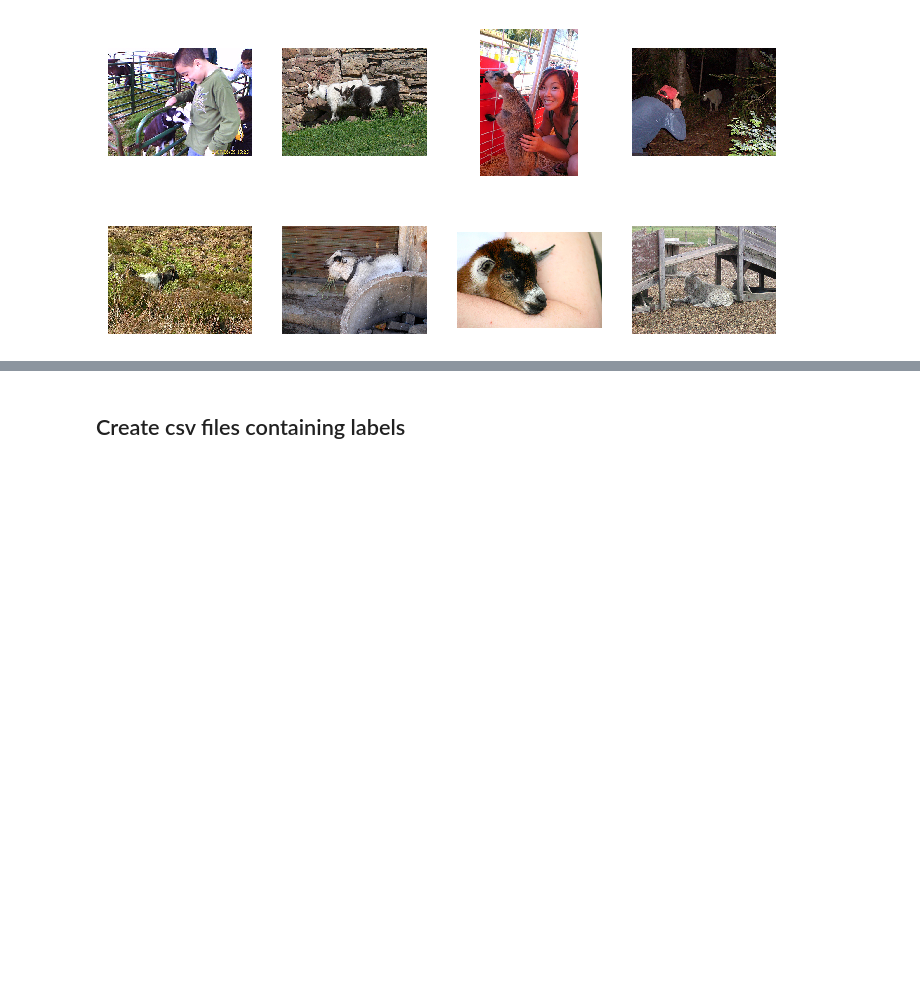
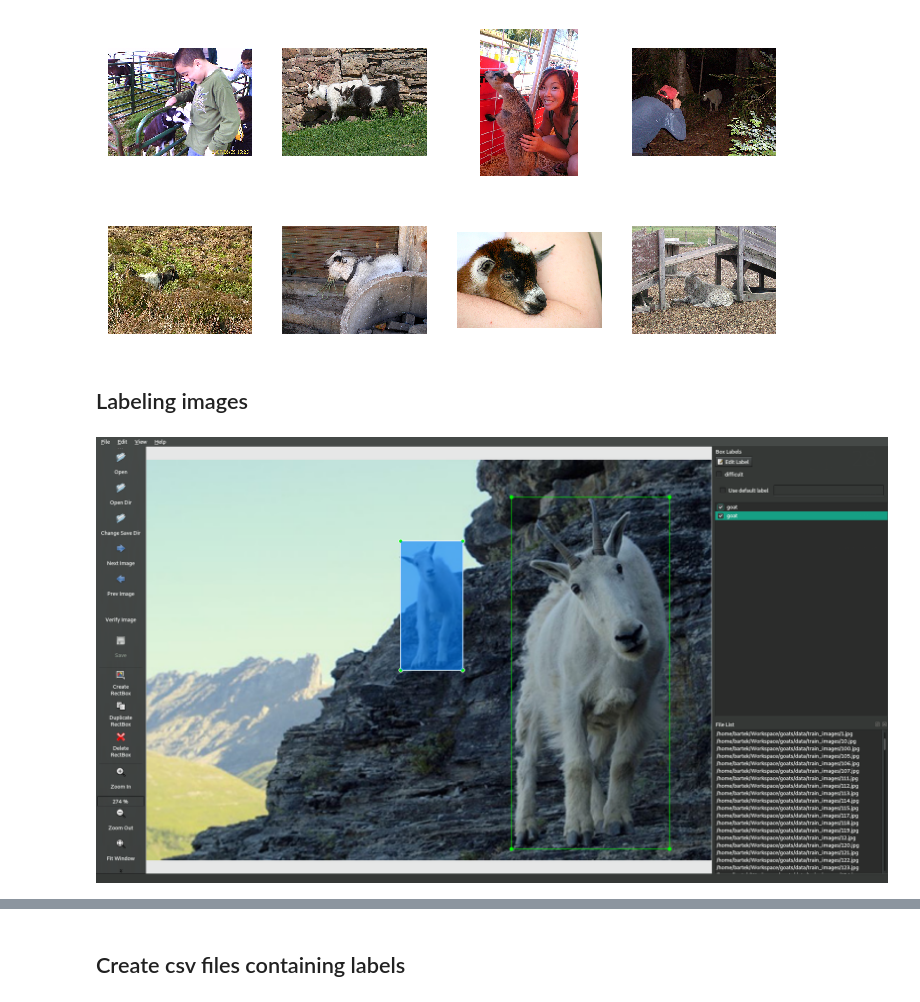
Before and after one commit to bpaszko/goats, a Jupyter notebook: data_processing.ipynb, the cells around one changed output, grey strips where cells are left out. Drawn from its saved outputs; the diff is of its cells as text; code cells hidden in the pictures; blank space fills up the shorter version.

```diff
--- a/data_processing.ipynb
+++ b/data_processing.ipynb
@@ -48,3 +74,11 @@ images = get_images('data/train_images', n=8)
 show_images(images, 4, 2)
 # %% [output]
 [figure]
+# %% [markdown]
+Labeling images
+-----------------
+# %%
+from IPython.display import Image
+Image(filename='slides/labelimg.png')  # 162.jpg
+# %% [output]
+[figure, added]
```
Also changed, not shown: parts of 5 cells of this notebook, 1 other file.
